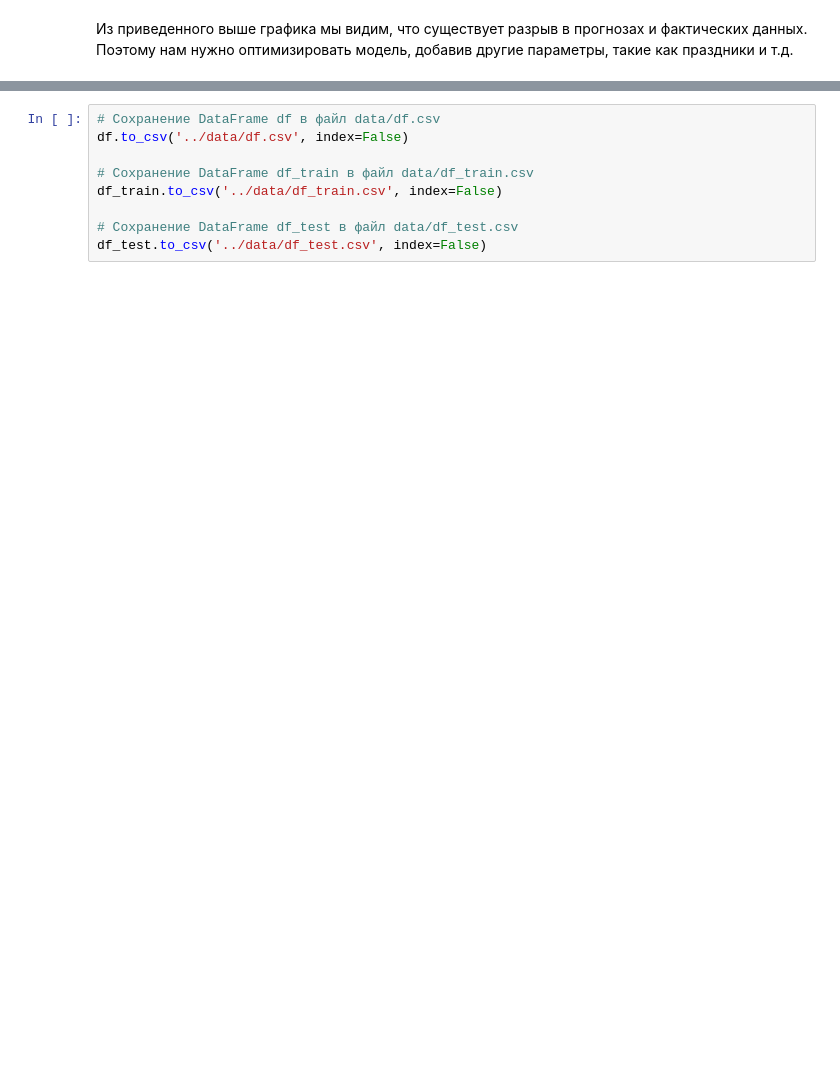
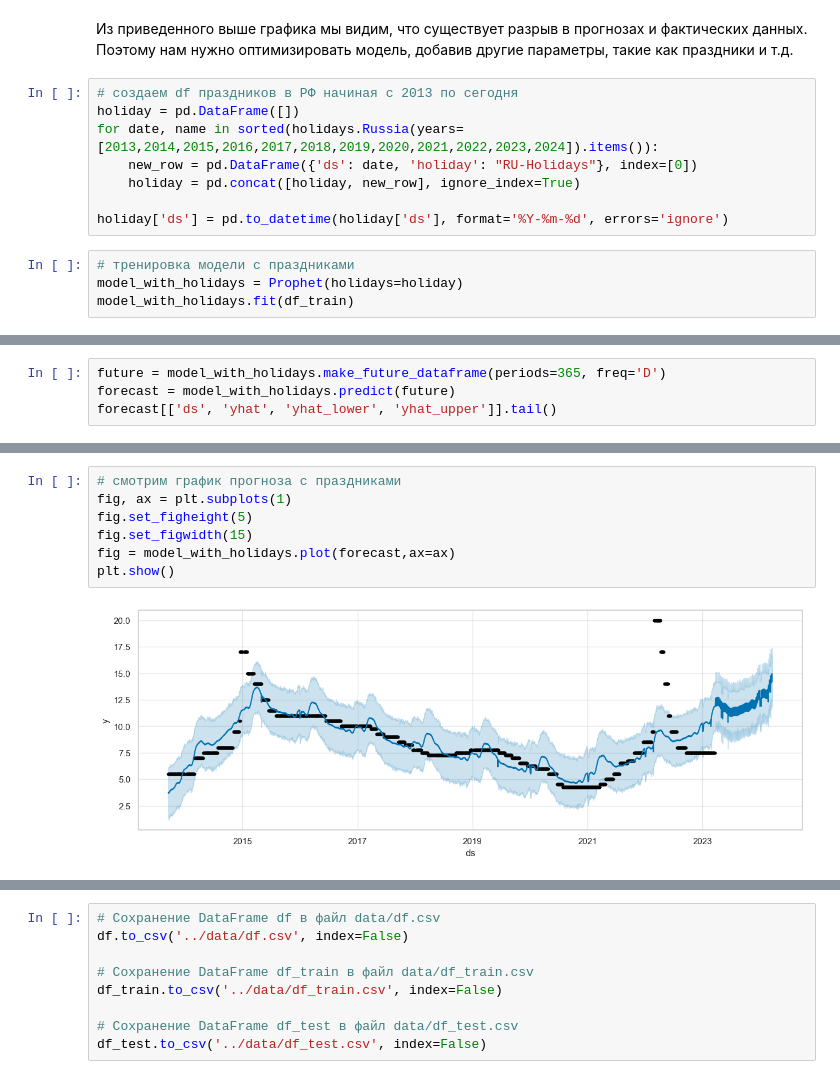
Before and after one commit to myxa95/01_Prediction_of_the_key_rate_in_the_Russian_Federation, a Jupyter notebook: notebooks/Parcer_EDA.ipynb, the cells around one changed output, grey strips where cells are left out. Cells and saved outputs as stored; diff of their text form; blank space fills up the shorter version.

```diff
--- a/notebooks/Parcer_EDA.ipynb
+++ b/notebooks/Parcer_EDA.ipynb
@@ -237,2 +258,14 @@ plt.show()
 # %% [markdown]
 Из приведенного выше графика мы видим, что существует разрыв в прогнозах и фактических данных. Поэтому нам нужно оптимизировать модель, добавив другие параметры, такие как праздники и т.д.
+# %%
+# создаем df праздников в РФ начиная с 2013 по сегодня
+holiday = pd.DataFrame([])
+for date, name in sorted(holidays.Russia(years=[2013,2014,2015,2016,2017,2018,2019,2020,2021,2022,2023,2024]).items()):
+    new_row = pd.DataFrame({'ds': date, 'holiday': "RU-Holidays"}, index=[0])
+    holiday = pd.concat([holiday, new_row], ignore_index=True)
+
+holiday['ds'] = pd.to_datetime(holiday['ds'], format='%Y-%m-%d', errors='ignore')
+# %%
+# тренировка модели с праздниками
+model_with_holidays = Prophet(holidays=holiday)
+model_with_holidays.fit(df_train)
@@ -238,0 +276,4 @@ plt.show()
+# %%
+future = model_with_holidays.make_future_dataframe(periods=365, freq='D')
+forecast = model_with_holidays.predict(future)
+forecast[['ds', 'yhat', 'yhat_lower', 'yhat_upper']].tail()
@@ -238,0 +287,9 @@ plt.show()
+# %%
+# смотрим график прогноза с праздниками
+fig, ax = plt.subplots(1)
+fig.set_figheight(5)
+fig.set_figwidth(15)
+fig = model_with_holidays.plot(forecast,ax=ax)
+plt.show()
+# %% [output]
+[figure, added]
```
Also changed, not shown: parts of 16 cells of this notebook, 1 other file.
